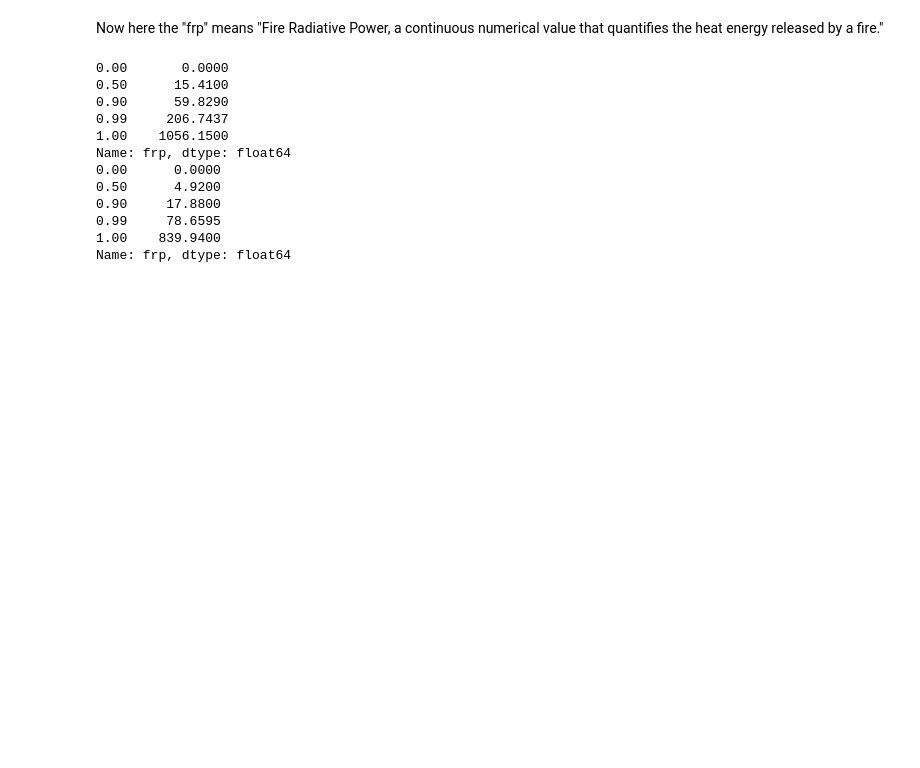
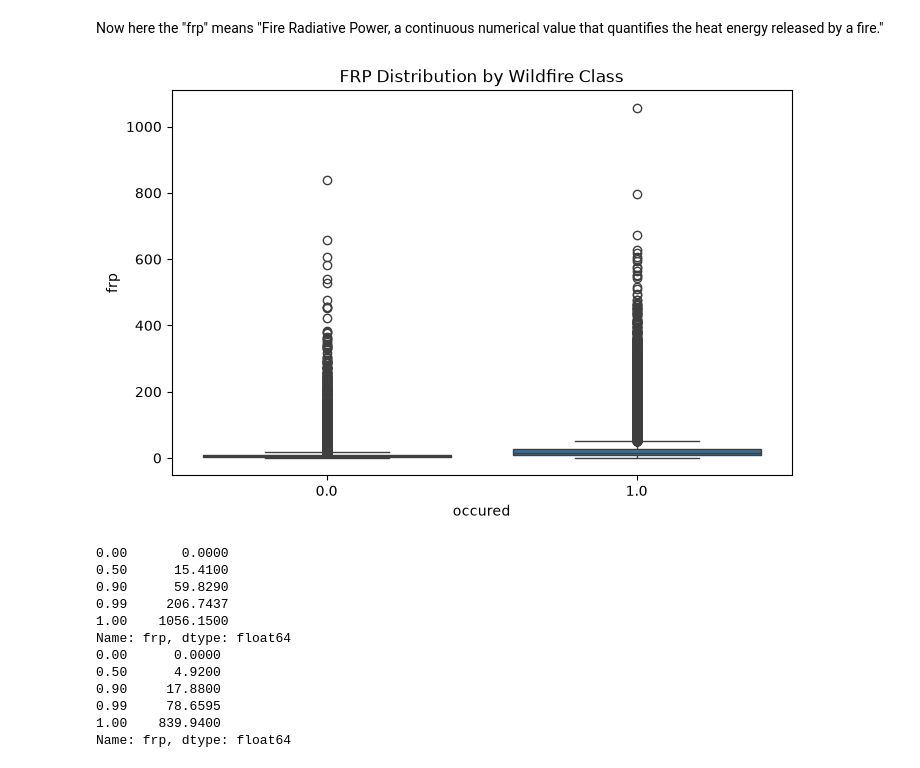
Before and after one commit to avisiktaM/Prediction-of-Wildfire, a Jupyter notebook: Preprocessing.ipynb, the cells around one changed output. Cells and saved outputs as stored; diff of their text form; code cells hidden in the pictures; blank space fills up the shorter version.

```diff
--- a/Preprocessing.ipynb
+++ b/Preprocessing.ipynb
@@ -137,6 +184,19 @@ occured
 Name: proportion, dtype: float64
 # %% [markdown]
 Now here the "frp" means "Fire Radiative Power, a continuous numerical value that quantifies the heat energy released by a fire."
+# %%
+plt.figure(figsize=(8,5))
+
+sns.boxplot(
+    data=myData,
+    x="occured",
+    y="frp"
+)
+
+plt.title("FRP Distribution by Wildfire Class")
+plt.show()
+# %% [output]
+[figure, added]
 # %%
 qs = [0, 0.5, 0.9, 0.99, 1]
 fire = myData.loc[myData["occured"] == 1, "frp"]
```
Also changed, not shown: parts of 11 cells of this notebook, 7 other files.
